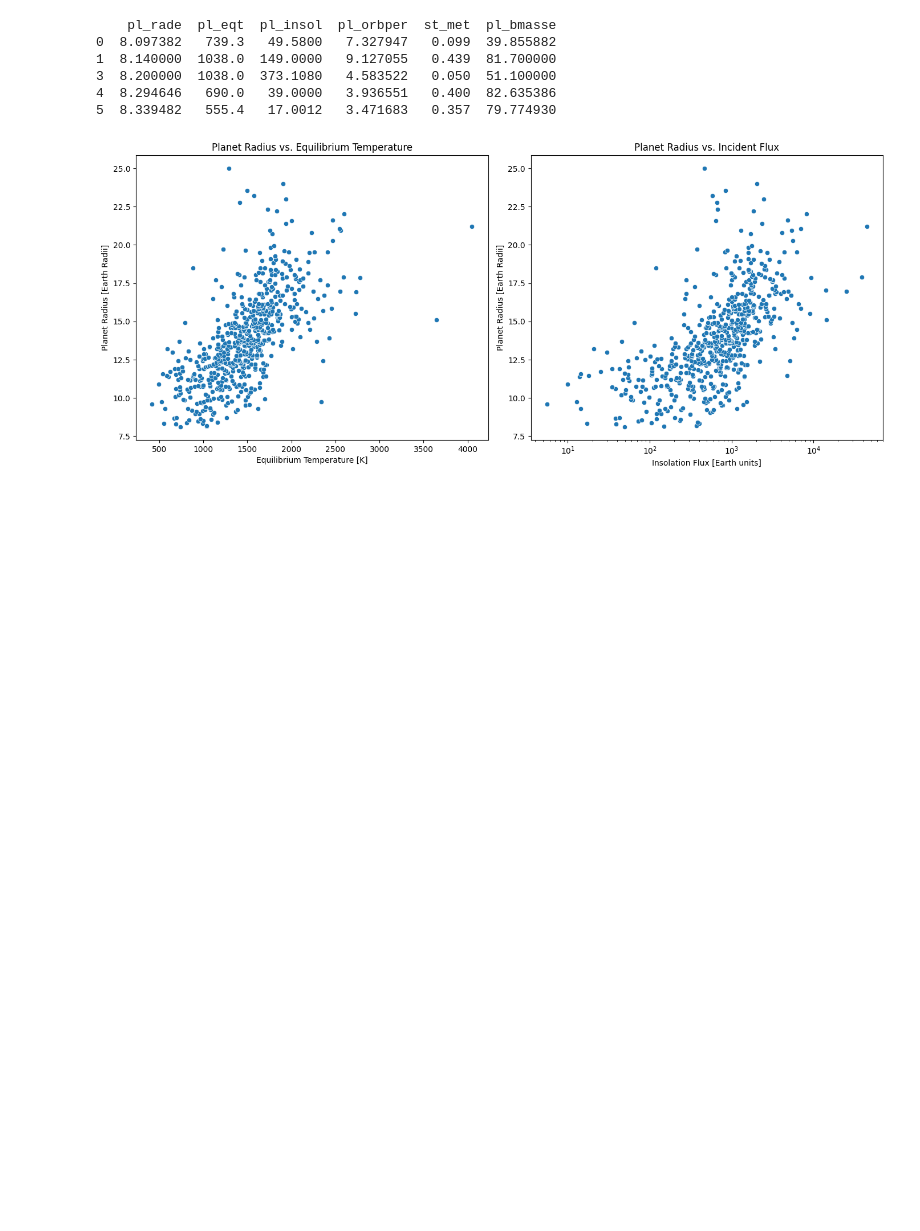
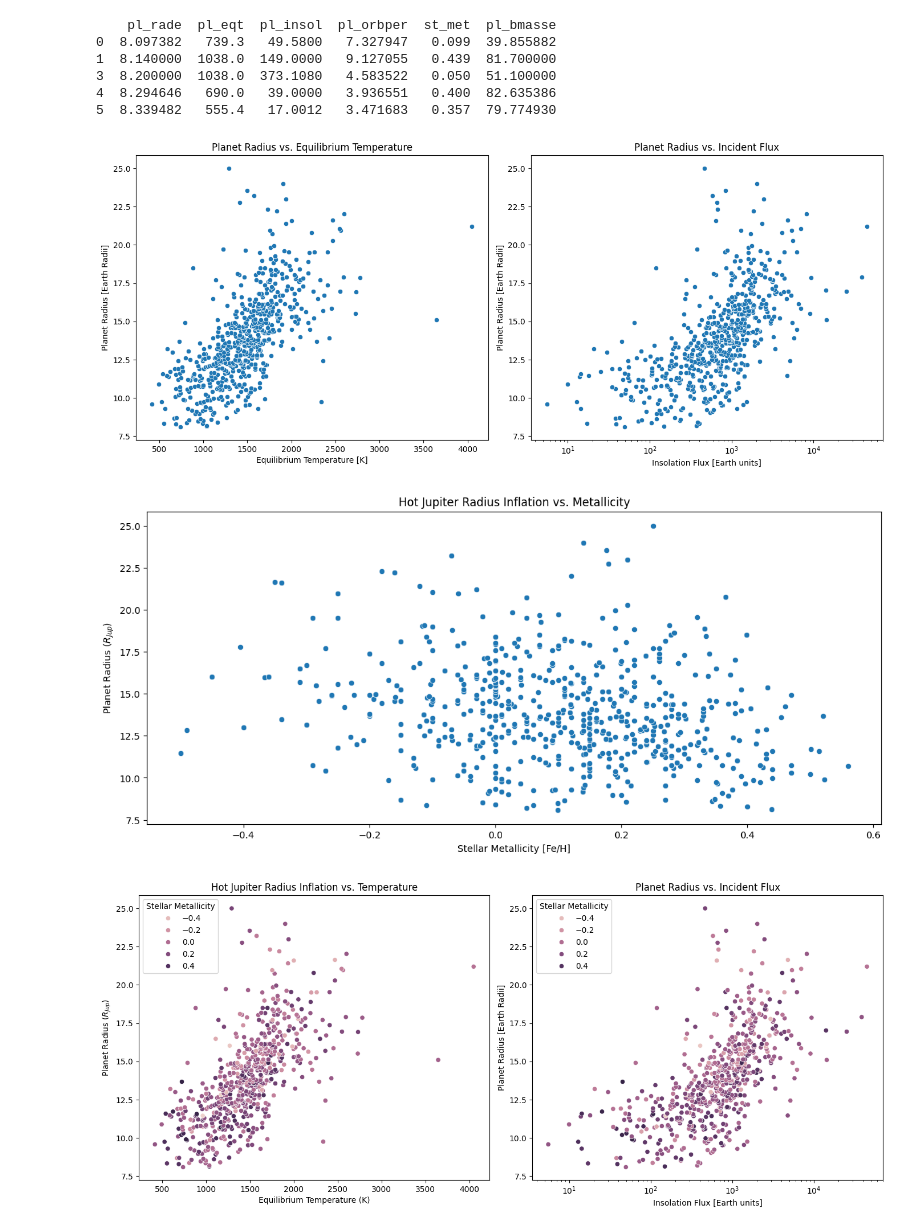
Before and after one commit to nataliealegro/PHYS2116-Computational-Assignment, a Jupyter notebook: Computational_Assignment.ipynb, the cells around one changed output. Cells and saved outputs as stored; diff of their text form; code cells hidden in the pictures; blank space fills up the shorter version.

Commit message:
More plots

```diff
--- a/Computational_Assignment.ipynb
+++ b/Computational_Assignment.ipynb
@@ -22,7 +22,7 @@ import pandas as pd
 import matplotlib.pyplot as plt
 import seaborn as sns
 
-
+# Reads Data from NASA Exoplanet Archive
 df = pd.read_csv("./PSCompPars_2026.03.16_20.49.11.csv", comment='#')
 df.columns = df.columns.str.strip()
 
@@ -32,6 +32,11 @@ df = df[['pl_rade', 'pl_eqt', 'pl_insol', 'pl_orbper', 'st_met', 'pl_bmasse']]
 # Clean missing values in Data
 hj = df.dropna(subset=['pl_rade', 'pl_eqt', 'pl_insol', 'pl_orbper', 'st_met', 'pl_bmasse'])
 print(hj.head())
+
+# Calculate Inflation
+# Define Inflation Anomaly (Difference between observed and cold jupiter baseline of 1.1)
+hj['inflation_anomaly'] = hj['pl_rade'] - 1.1
+print(hj.inflation_anomaly)
 
 # Create the multi-parameter plot
 fig, (ax1, ax2) = plt.subplots(1, 2, figsize=(14, 6))
@@ -59,3 +64,34 @@ plt.show()
 4  8.294646   690.0   39.0000   3.936551   0.400  82.635386
 5  8.339482   555.4   17.0012   3.471683   0.357  79.774930
 [figure]
+# %%
+plt.figure(figsize=(14,6))
+# Plot Inflation vs Metallicity
+me = sns.scatterplot(data=hj, x='st_met', y='pl_rade')
+me.set_xlabel('Stellar Metallicity [Fe/H]')
+me.set_ylabel('Planet Radius ($R_{Jup}$)')
+me.set_title('Hot Jupiter Radius Inflation vs. Metallicity')
+
+fig, (ax3, ax4) = plt.subplots(1, 2, figsize=(14, 6))
+
+# PLot Correlation between Metallicty relate to inflation
+sns.scatterplot(data=hj, x='pl_eqt', y='pl_rade', hue='st_met', ax=ax3)
+ax3.set_xlabel('Equilibrium Temperature (K)')
+ax3.set_ylabel('Planet Radius ($R_{Jup}$)')
+ax3.set_title('Hot Jupiter Radius Inflation vs. Temperature')
+ax3.legend_.set_title("Stellar Metallicity")
+
+# Flux vs Radius Plot
+sns.scatterplot(data=hj, x='pl_insol', y='pl_rade', hue='st_met', ax=ax4)
+ax4.set_xscale('log')
+ax4.set_title('Planet Radius vs. Incident Flux')
+ax4.set_xlabel('Insolation Flux [Earth units]')
+ax4.set_ylabel('Planet Radius [Earth Radii]')
+ax4.legend_.set_title("Stellar Metallicity")
+
+
+plt.tight_layout()
+plt.show()
+# %% [output]
+[figure, added]
+[figure, added]
```
Also changed, not shown: parts of 1 cell of this notebook.
